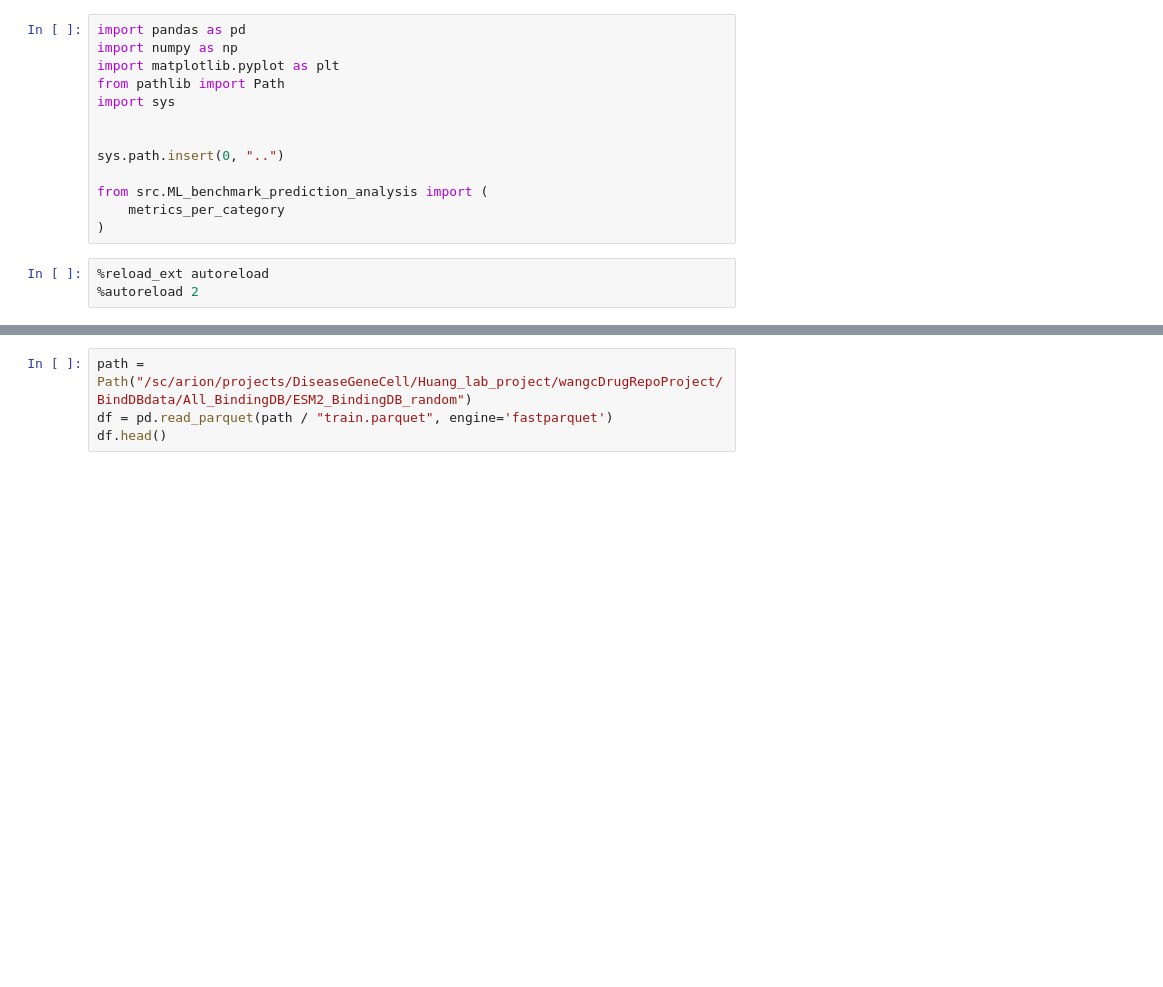
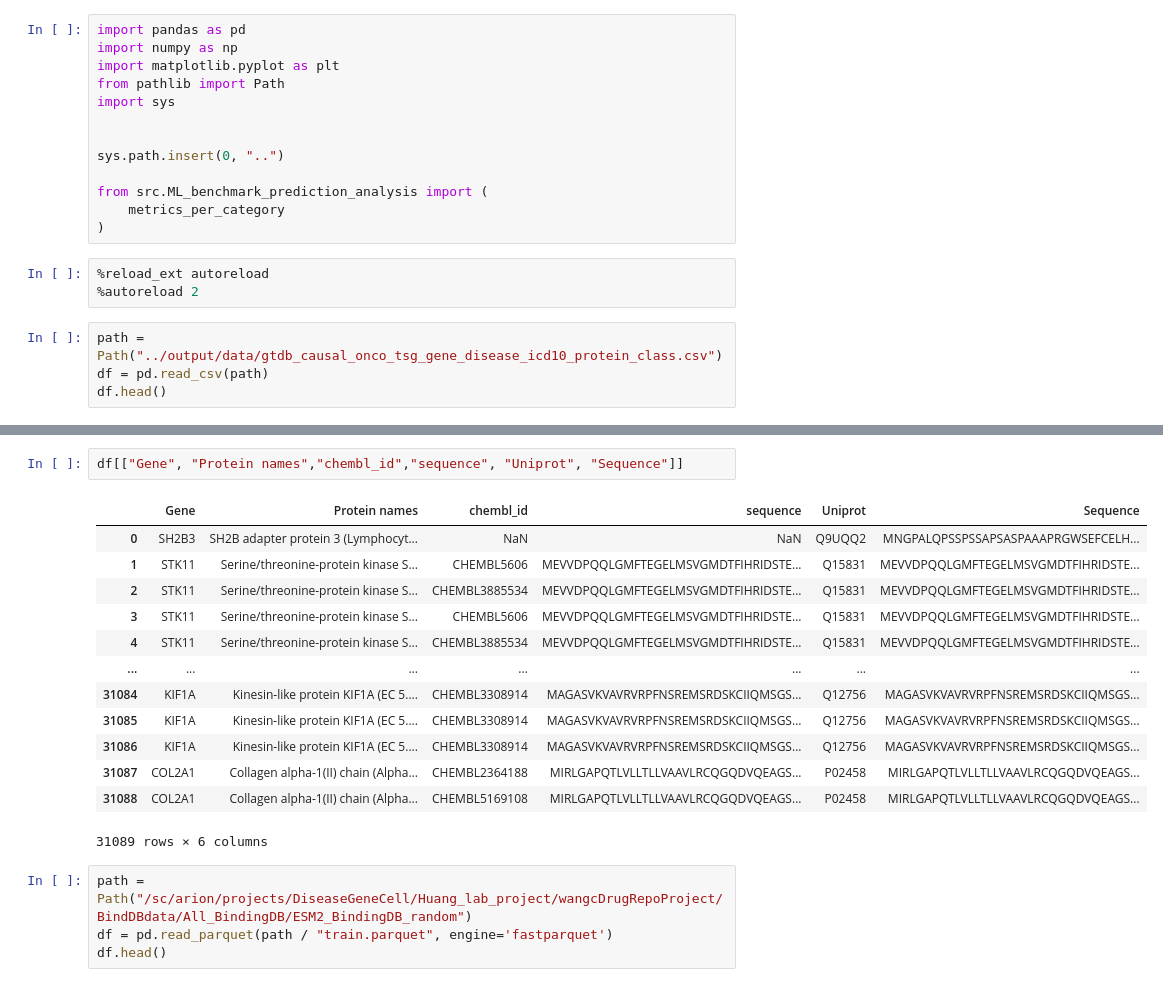
Before and after one commit to ygrepo/drug_discovery, a Jupyter notebook: notebook/load_data.ipynb, the cells around one changed output, grey strips where cells are left out. Cells and saved outputs as stored; diff of their text form; blank space fills up the shorter version.

```diff
--- a/notebook/load_data.ipynb
+++ b/notebook/load_data.ipynb
@@ -14,3 +14,7 @@ from src.ML_benchmark_prediction_analysis import (
 # %%
 %reload_ext autoreload
 %autoreload 2
+# %%
+path = Path("../output/data/gtdb_causal_onco_tsg_gene_disease_icd10_protein_class.csv")
+df = pd.read_csv(path)
+df.head()
@@ -17,3 +43,19 @@ from src.ML_benchmark_prediction_analysis import (
+# %%
+df[["Gene", "Protein names","chembl_id","sequence", "Uniprot", "Sequence"]]
+# %% [output]
+|  | Gene | Protein names | chembl_id | sequence | Uniprot | Sequence |
+| 0 | SH2B3 | SH2B adapter protein 3 (Lymphocyt... | NaN | NaN | Q9UQQ2 | MNGPALQPSSPSSAPSASPAAAPRGWSEFCELH... |
+| 1 | STK11 | Serine/threonine-protein kinase S... | CHEMBL5606 | MEVVDPQQLGMFTEGELMSVGMDTFIHRIDSTE... | Q15831 | MEVVDPQQLGMFTEGELMSVGMDTFIHRIDSTE... |
+| 2 | STK11 | Serine/threonine-protein kinase S... | CHEMBL3885534 | MEVVDPQQLGMFTEGELMSVGMDTFIHRIDSTE... | Q15831 | MEVVDPQQLGMFTEGELMSVGMDTFIHRIDSTE... |
+| 3 | STK11 | Serine/threonine-protein kinase S... | CHEMBL5606 | MEVVDPQQLGMFTEGELMSVGMDTFIHRIDSTE... | Q15831 | MEVVDPQQLGMFTEGELMSVGMDTFIHRIDSTE... |
+| 4 | STK11 | Serine/threonine-protein kinase S... | CHEMBL3885534 | MEVVDPQQLGMFTEGELMSVGMDTFIHRIDSTE... | Q15831 | MEVVDPQQLGMFTEGELMSVGMDTFIHRIDSTE... |
+| ... | ... | ... | ... | ... | ... | ... |
+| 31084 | KIF1A | Kinesin-like protein KIF1A (EC 5.... | CHEMBL3308914 | MAGASVKVAVRVRPFNSREMSRDSKCIIQMSGS... | Q12756 | MAGASVKVAVRVRPFNSREMSRDSKCIIQMSGS... |
+| 31085 | KIF1A | Kinesin-like protein KIF1A (EC 5.... | CHEMBL3308914 | MAGASVKVAVRVRPFNSREMSRDSKCIIQMSGS... | Q12756 | MAGASVKVAVRVRPFNSREMSRDSKCIIQMSGS... |
+| 31086 | KIF1A | Kinesin-like protein KIF1A (EC 5.... | CHEMBL3308914 | MAGASVKVAVRVRPFNSREMSRDSKCIIQMSGS... | Q12756 | MAGASVKVAVRVRPFNSREMSRDSKCIIQMSGS... |
+| 31087 | COL2A1 | Collagen alpha-1(II) chain (Alpha... | CHEMBL2364188 | MIRLGAPQTLVLLTLLVAAVLRCQGQDVQEAGS... | P02458 | MIRLGAPQTLVLLTLLVAAVLRCQGQDVQEAGS... |
+| 31088 | COL2A1 | Collagen alpha-1(II) chain (Alpha... | CHEMBL5169108 | MIRLGAPQTLVLLTLLVAAVLRCQGQDVQEAGS... | P02458 | MIRLGAPQTLVLLTLLVAAVLRCQGQDVQEAGS... |
+31089 rows × 6 columns
 # %%
 path = Path("/sc/arion/projects/DiseaseGeneCell/Huang_lab_project/wangcDrugRepoProject/BindDBdata/All_BindingDB/ESM2_BindingDB_random")
 df = pd.read_parquet(path / "train.parquet", engine='fastparquet')
```
Also changed, not shown: parts of 2 cells of this notebook.
